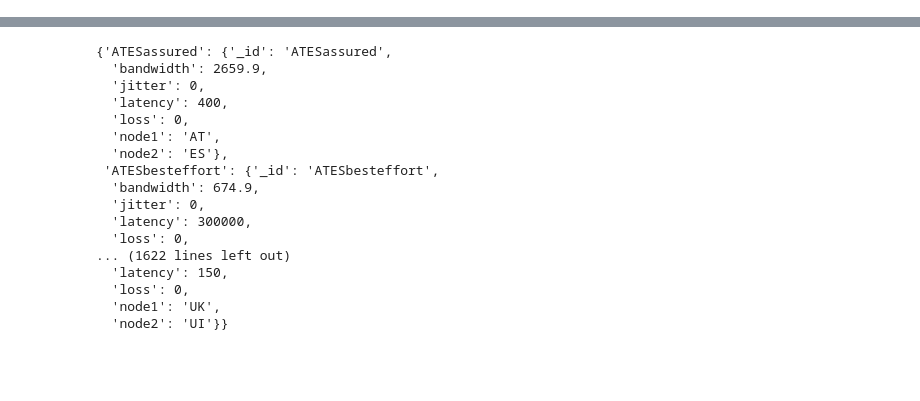
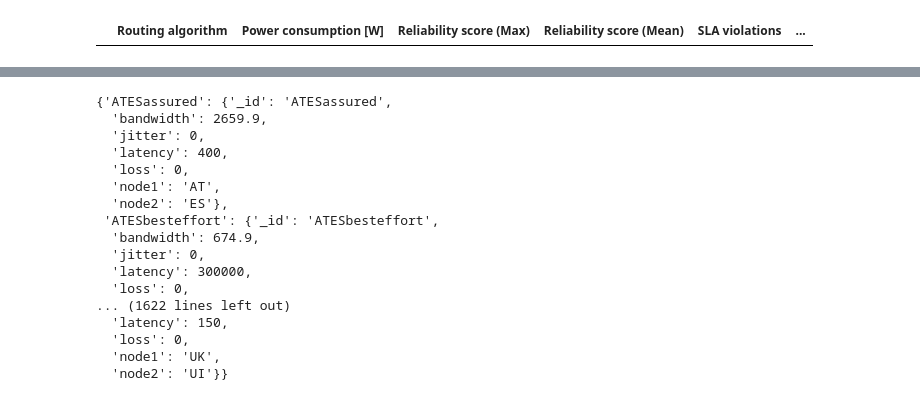
Before and after one commit to fColangelo/MORA-Multi-Objective-Routing-Algorithm, a Jupyter notebook: Simulator.ipynb, the cells around one changed output, grey strips where cells are left out. Drawn from its saved outputs; the diff is of its cells as text; code cells hidden in the pictures; blank space fills up the shorter version.

```diff
--- a/Simulator.ipynb
+++ b/Simulator.ipynb
@@ -29,3 +29,14 @@ from deap import algorithms, base, creator, tools, algorithms
 import collections
 import matplotlib.pyplot as plt
 import import_ipynb
+# %%
+import pandas as pd
+
+header = collections.OrderedDict()
+
+df = pd.DataFrame(columns=['Routing algorithm', 'Power consumption [W]', 'Reliability score (Max)',\
+                            'Reliability score (Mean)', 'SLA violations', 'Mean latency (premium) [ms]',\
+                            'Mean latency (assured): [ms]'])
+df
+# %% [output]
+|  | Routing algorithm | Power consumption [W] | Reliability score (Max) | Reliability score (Mean) | SLA violations | ... |
```
Also changed, not shown: parts of 5 cells of this notebook, 5 other files.
